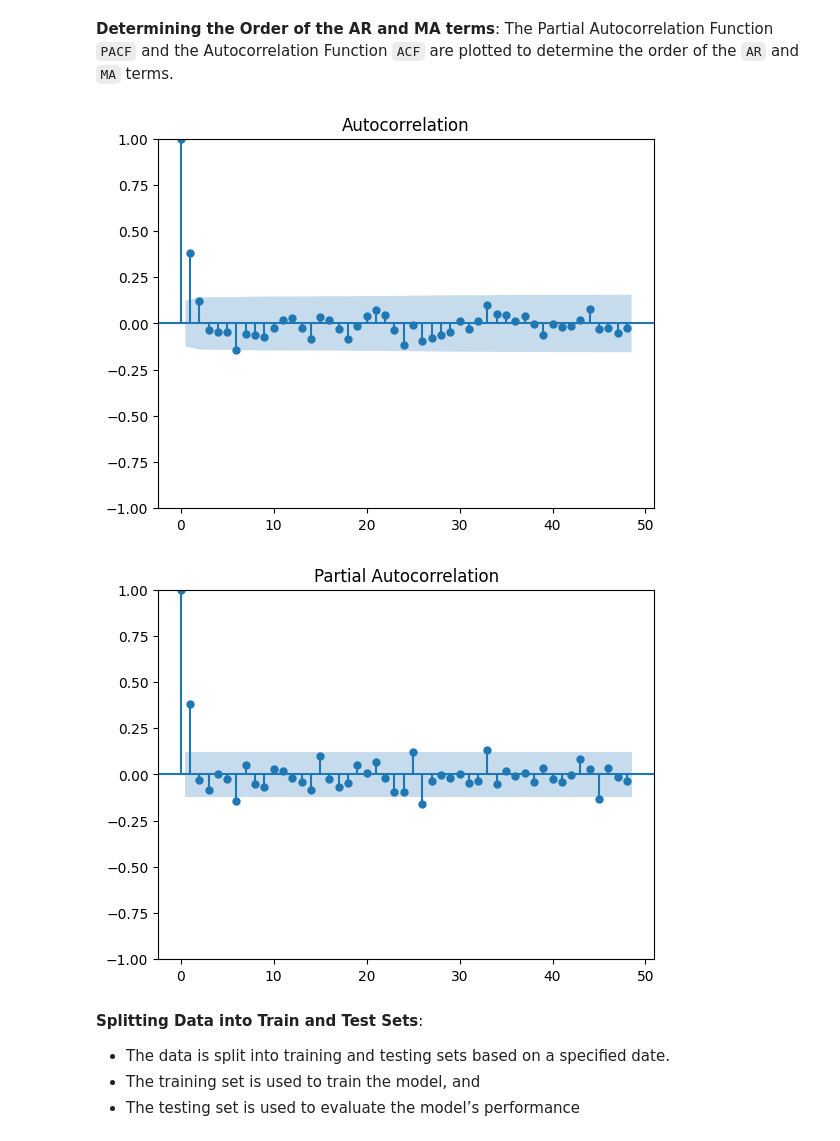
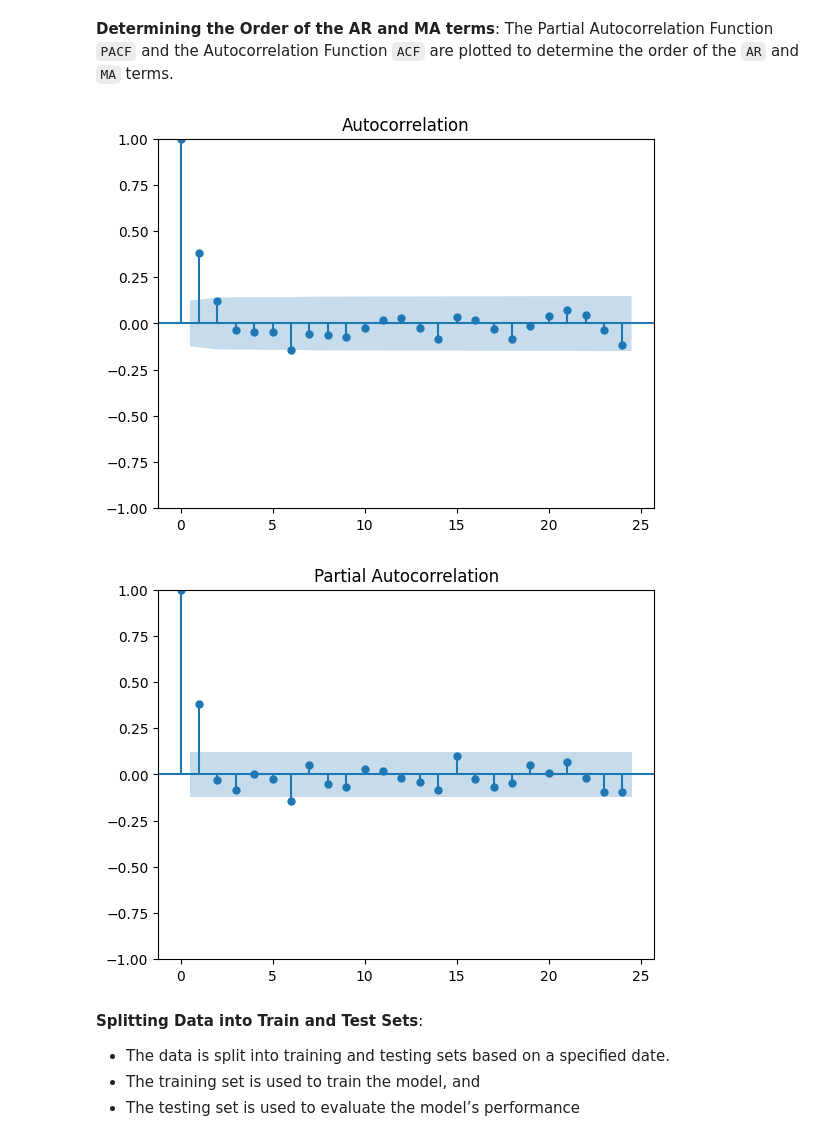
Before and after one commit to jnopareboateng/ml-library, a Jupyter notebook: crude-oil-forecast/Presentation/arimav3.ipynb, the cells around one changed output. Saved outputs shown, nothing was run; the diff lists cells and outputs as text; code cells hidden in the pictures.

```diff
--- a/crude-oil-forecast/Presentation/arimav3.ipynb
+++ b/crude-oil-forecast/Presentation/arimav3.ipynb
@@ -132,12 +132,12 @@ diff.plot(title="1st Differencing")
 # %%
 #%%
 # Find order of MA term Q
-plot_acf(diff,lags=48).show()
+plot_acf(diff).show()
 # Order of auto regressive term P
-plot_pacf(diff,lags=48).show()
+plot_pacf(diff).show()
 # %% [output]
-[figure, old version]
+[figure, new version]
-[figure, old version]
+[figure, new version]
 # %% [markdown]
 **Splitting Data into Train and Test Sets**:
 
```
Also changed, not shown: parts of 5 cells of this notebook, 1 other file.
